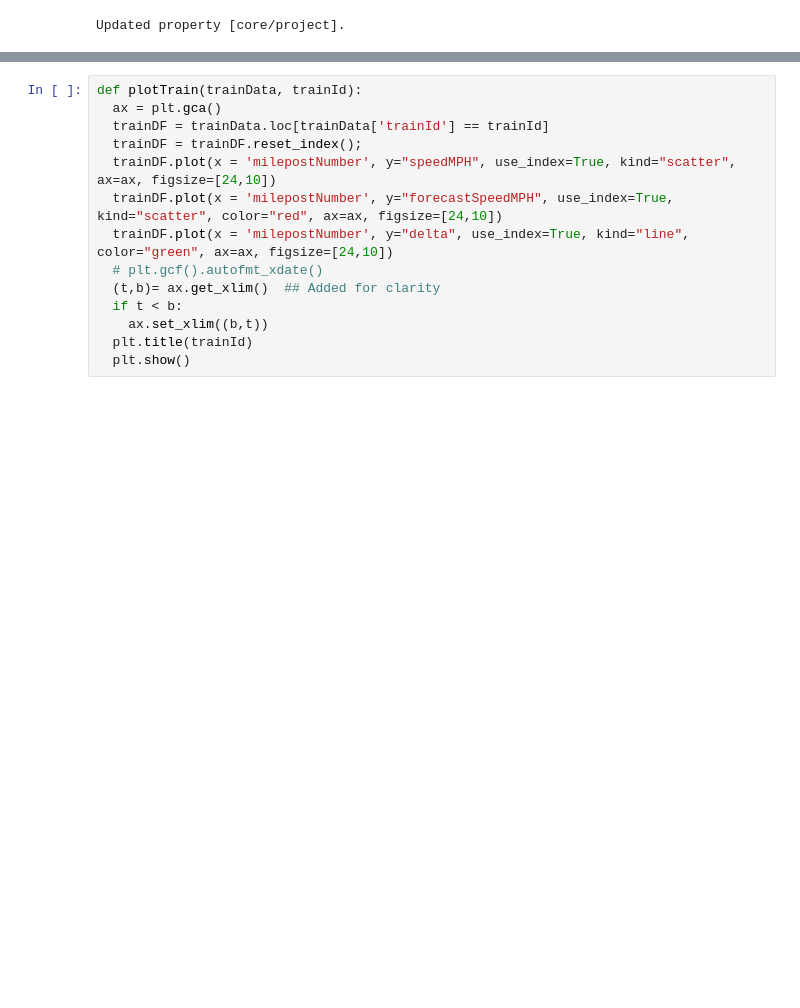
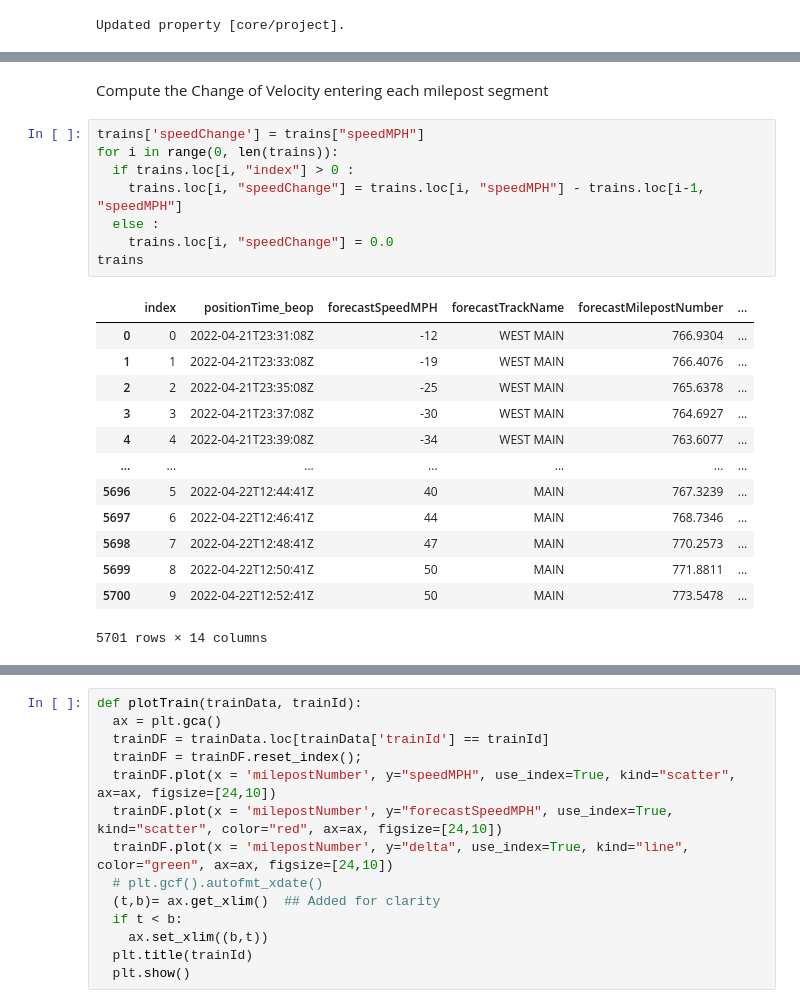
Before and after one commit to swicklund/hackathon, a Jupyter notebook: RevisedPhysicsModel.ipynb, the cells around one changed output, grey strips where cells are left out. Cells and saved outputs as stored; diff of their text form; blank space fills up the shorter version.

```diff
--- a/RevisedPhysicsModel.ipynb
+++ b/RevisedPhysicsModel.ipynb
@@ -139,0 +261,24 @@ convert all data to positive values
+# %% [markdown]
+Compute the Change of Velocity entering each milepost segment
+# %%
+trains['speedChange'] = trains["speedMPH"]
+for i in range(0, len(trains)):
+  if trains.loc[i, "index"] > 0 :
+    trains.loc[i, "speedChange"] = trains.loc[i, "speedMPH"] - trains.loc[i-1, "speedMPH"]
+  else :
+    trains.loc[i, "speedChange"] = 0.0
+trains
+# %% [output]
+|  | index | positionTime_beop | forecastSpeedMPH | forecastTrackName | forecastMilepostNumber | ... |
+| 0 | 0 | 2022-04-21T23:31:08Z | -12 | WEST MAIN | 766.9304 | ... |
+| 1 | 1 | 2022-04-21T23:33:08Z | -19 | WEST MAIN | 766.4076 | ... |
+| 2 | 2 | 2022-04-21T23:35:08Z | -25 | WEST MAIN | 765.6378 | ... |
+| 3 | 3 | 2022-04-21T23:37:08Z | -30 | WEST MAIN | 764.6927 | ... |
+| 4 | 4 | 2022-04-21T23:39:08Z | -34 | WEST MAIN | 763.6077 | ... |
+| ... | ... | ... | ... | ... | ... | ... |
+| 5696 | 5 | 2022-04-22T12:44:41Z | 40 | MAIN | 767.3239 | ... |
+| 5697 | 6 | 2022-04-22T12:46:41Z | 44 | MAIN | 768.7346 | ... |
+| 5698 | 7 | 2022-04-22T12:48:41Z | 47 | MAIN | 770.2573 | ... |
+| 5699 | 8 | 2022-04-22T12:50:41Z | 50 | MAIN | 771.8811 | ... |
+| 5700 | 9 | 2022-04-22T12:52:41Z | 50 | MAIN | 773.5478 | ... |
+5701 rows × 14 columns
```
Also changed, not shown: parts of 25 cells of this notebook.
